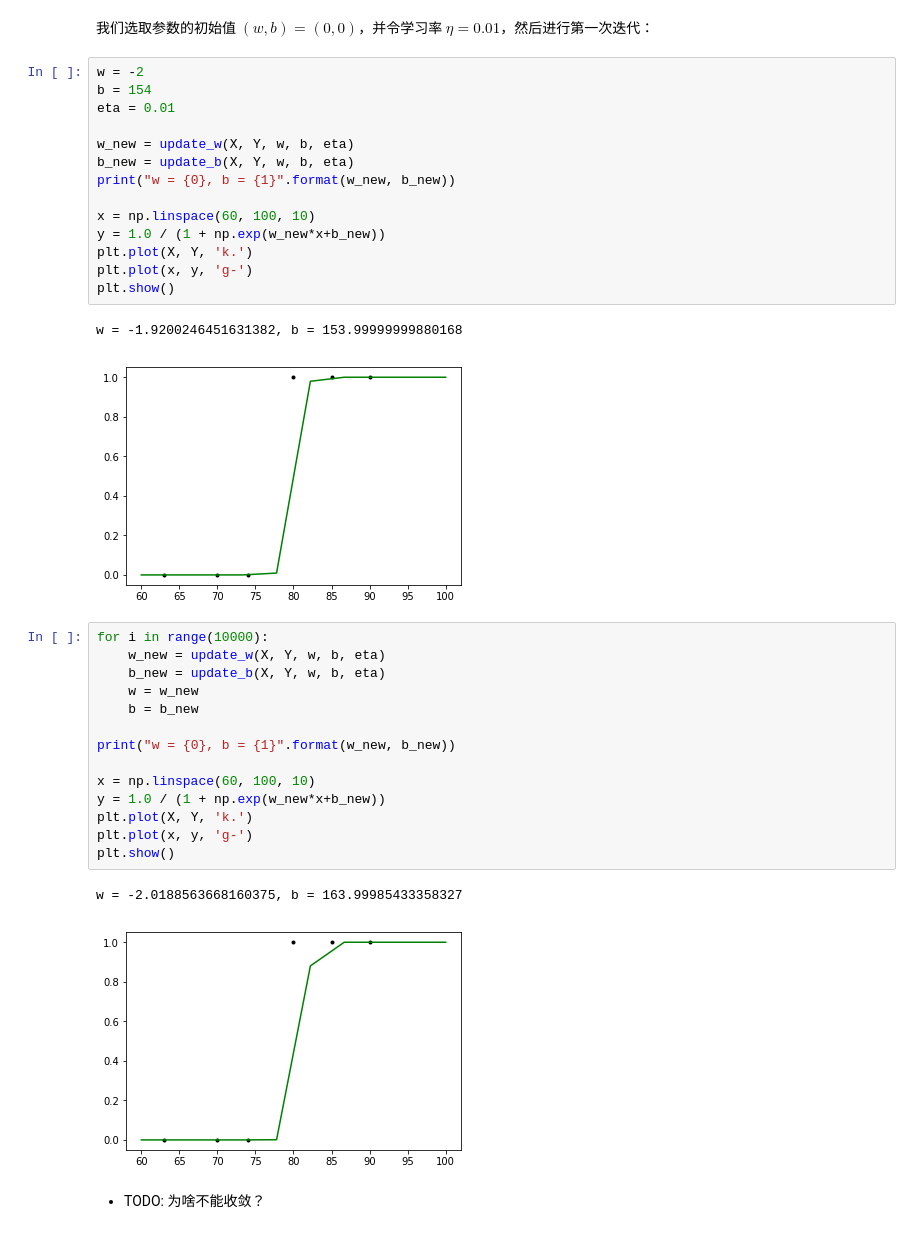
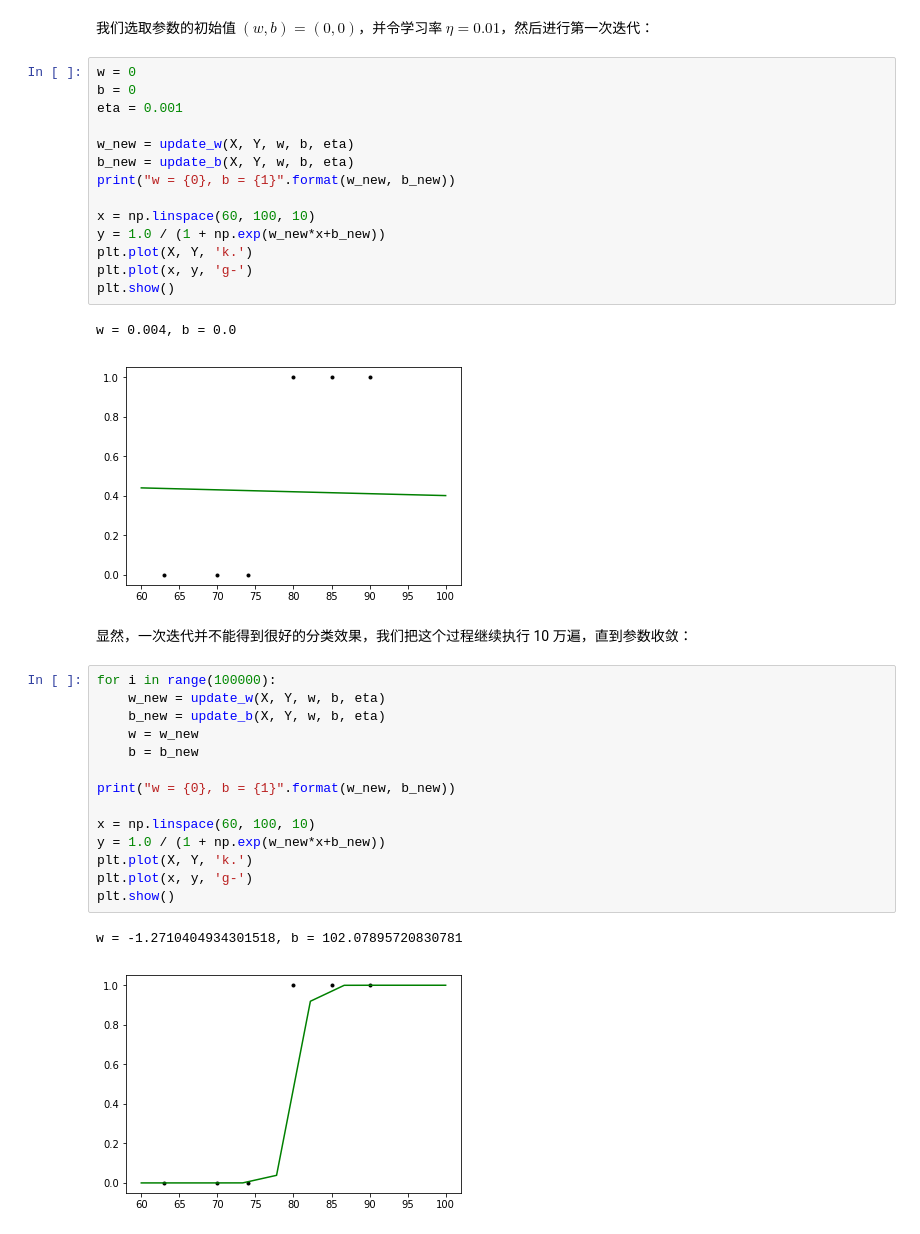
Before and after one commit to aneasystone/ml-notes, a Jupyter notebook: 分类/04. 使用梯度下降解逻辑回归.ipynb, the cells around one changed output. Drawn from its saved outputs; the diff is of its cells as text.

```diff
--- a/分类/04. 使用梯度下降解逻辑回归.ipynb
+++ b/分类/04. 使用梯度下降解逻辑回归.ipynb
@@ -46,24 +48,26 @@ def update_b(X, Y, w, b, eta):
 # %% [markdown]
 我们选取参数的初始值 $(w, b) = (0, 0)$，并令学习率 $\eta = 0.01$，然后进行第一次迭代：
 # %%
-w = -2
-b = 154
-eta = 0.01
+w = 0
+b = 0
+eta = 0.001
 
 w_new = update_w(X, Y, w, b, eta)
 b_new = update_b(X, Y, w, b, eta)
 print("w = {0}, b = {1}".format(w_new, b_new))
 
 x = np.linspace(60, 100, 10)
 y = 1.0 / (1 + np.exp(w_new*x+b_new))
 plt.plot(X, Y, 'k.')
 plt.plot(x, y, 'g-')
 plt.show()
 # %% [output]
-w = -1.9200246451631382, b = 153.99999999880168
+w = 0.004, b = 0.0
-[figure, old version]
+[figure, new version]
+# %% [markdown]
+显然，一次迭代并不能得到很好的分类效果，我们把这个过程继续执行 10 万遍，直到参数收敛：
 # %%
-for i in range(10000):
+for i in range(100000):
     w_new = update_w(X, Y, w, b, eta)
     b_new = update_b(X, Y, w, b, eta)
     w = w_new
@@ -77,7 +81,5 @@ plt.plot(X, Y, 'k.')
 plt.plot(x, y, 'g-')
 plt.show()
 # %% [output]
-w = -2.0188563668160375, b = 163.99985433358327
+w = -1.2710404934301518, b = 102.07895720830781
-[figure, old version]
+[figure, new version]
-# %% [markdown]
-* TODO: 为啥不能收敛？
```
Also changed, not shown: parts of 2 cells of this notebook, 1 other file.
